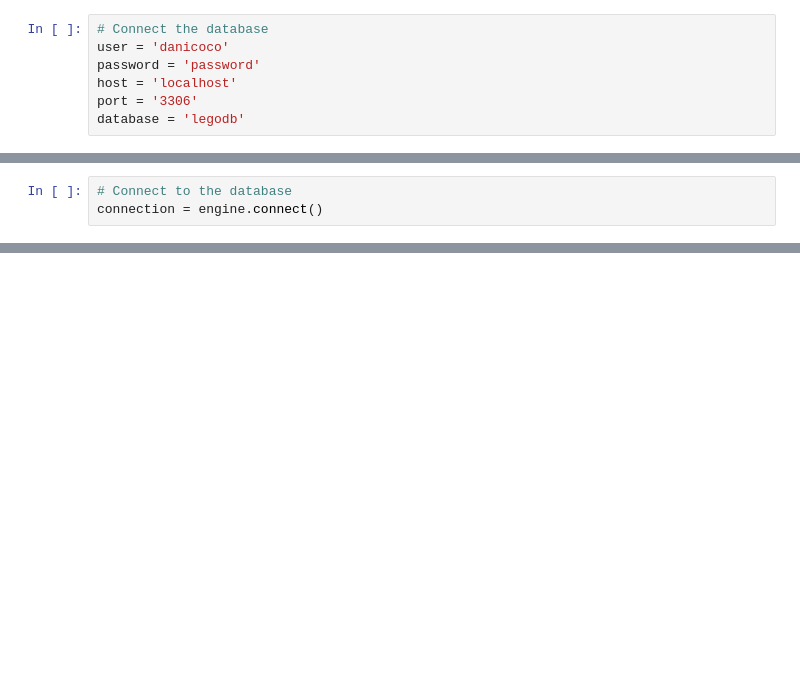
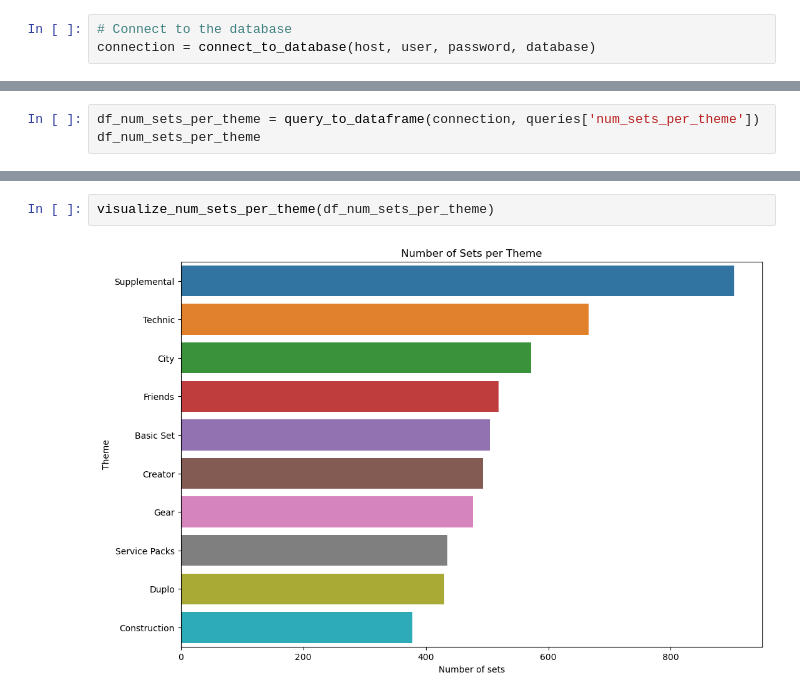
Before and after one commit to DaniCoco31/miniproject_week4, a Jupyter notebook: Notebooks/data_load.ipynb, the cells around one changed output, grey strips where cells are left out. Drawn from its saved outputs; the diff is of its cells as text; blank space fills up the shorter version.

Commit message:
visualizations and tables update

```diff
--- a/Notebooks/data_load.ipynb
+++ b/Notebooks/data_load.ipynb
@@ -14,7 +16,3 @@ import seaborn as sns
 # %%
-# Connect the database
-user = 'danicoco'
-password = 'password'
-host = 'localhost'
-port = '3306'
-database = 'legodb'
+# Connect to the database
+connection = connect_to_database(host, user, password, database)
@@ -27,3 +18,0 @@ engine = create_engine(connection_string)
-# %%
-# Connect to the database
-connection = engine.connect()
@@ -207,0 +67,3 @@ plt.show()
+# %%
+df_num_sets_per_theme = query_to_dataframe(connection, queries['num_sets_per_theme'])
+df_num_sets_per_theme
@@ -207,0 +82,4 @@ plt.show()
+# %%
+visualize_num_sets_per_theme(df_num_sets_per_theme)
+# %% [output]
+[figure, added]
```
Also changed, not shown: parts of 29 cells of this notebook, 2 other files.
